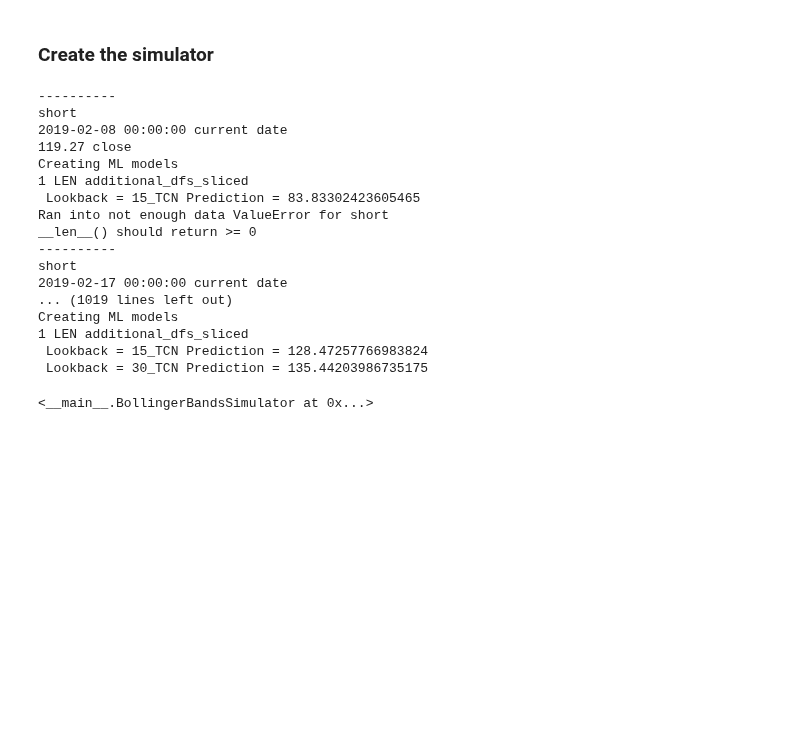
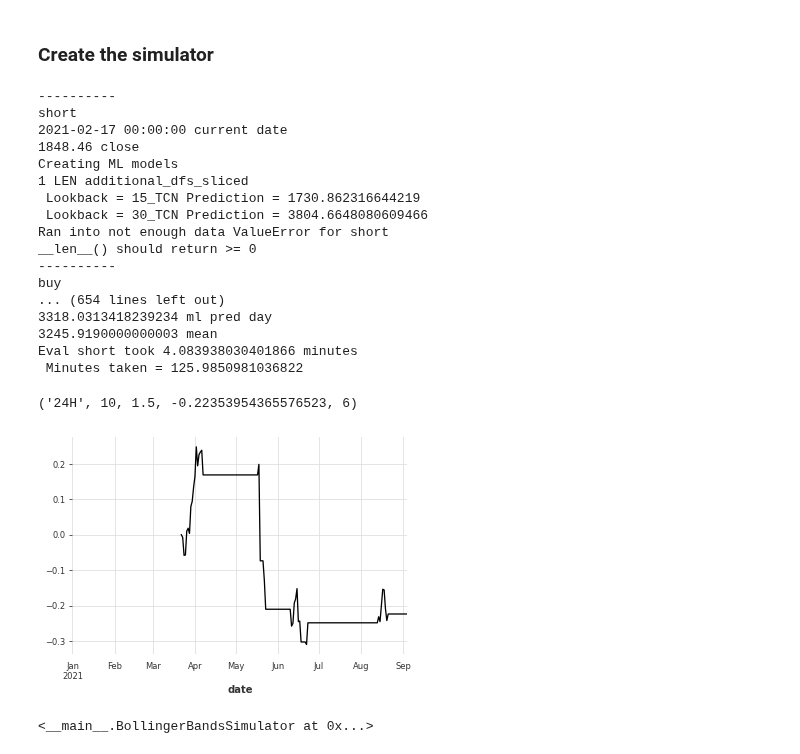
Before and after one commit to jonhilgart22/go-trader, a Jupyter notebook: notebooks/bollinger_bands_and_coinbase_data.ipynb, the cells around one changed output. Cells and saved outputs as stored; diff of their text form; code cells hidden in the pictures; blank space fills up the shorter version.

```diff
--- a/notebooks/bollinger_bands_and_coinbase_data.ipynb
+++ b/notebooks/bollinger_bands_and_coinbase_data.ipynb
@@ -815,37 +815,39 @@ class BollingerBandsSimulator:
 # %%
 
 simulator = BollingerBandsSimulator(
     "eth",
     etherum_df,
-    from_date="2019-1-01",
+    from_date="2021-1-01",
     period="24H",
     window=10,
-    no_of_std=1.75,
-    ml_lookback_windows=[15, 30],
+    no_of_std=1.5,
+    ml_lookback_windows=[15, 30, 45],
     ml_prediction_n_days=14,
     additional_dfs = [bitcoin_df], #spy_df
     stop_loss_pct=.05,
     model_name=["TCN", "NBEATS"]
 )
 simulator.simulate()
 # %% [output]
 ----------
 short
-2019-02-08 00:00:00 current date
-119.27 close
+2021-02-17 00:00:00 current date
+1848.46 close
 Creating ML models
 1 LEN additional_dfs_sliced
- Lookback = 15_TCN Prediction = 83.83302423605465
+ Lookback = 15_TCN Prediction = 1730.862316644219
+ Lookback = 30_TCN Prediction = 3804.6648080609466
 Ran into not enough data ValueError for short
 __len__() should return >= 0
 ----------
-short
-2019-02-17 00:00:00 current date
-... (1019 lines left out)
-Creating ML models
-1 LEN additional_dfs_sliced
- Lookback = 15_TCN Prediction = 128.47257766983824
- Lookback = 30_TCN Prediction = 135.44203986735175
+buy
+... (654 lines left out)
+3318.0313418239234 ml pred day
+3245.9190000000003 mean
+Eval short took 4.083938030401866 minutes
+ Minutes taken = 125.9850981036822
+('24H', 10, 1.5, -0.22353954365576523, 6)
+[figure, added]
 # %%
 simulator
 # %% [output]
```
Also changed, not shown: parts of 4 cells of this notebook, 19 other files.
